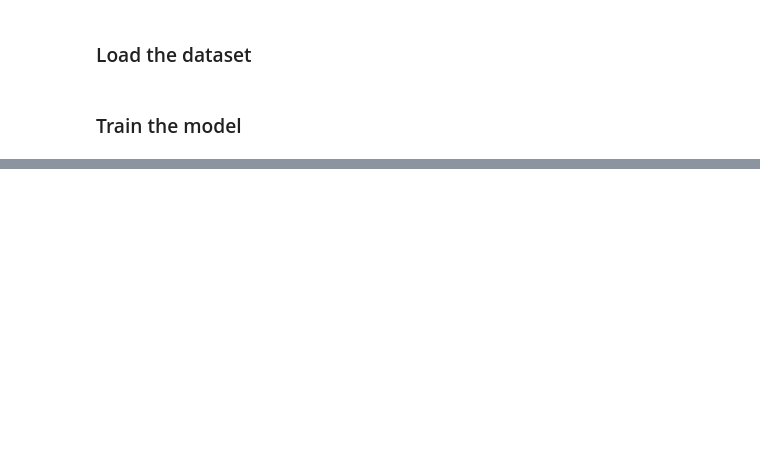
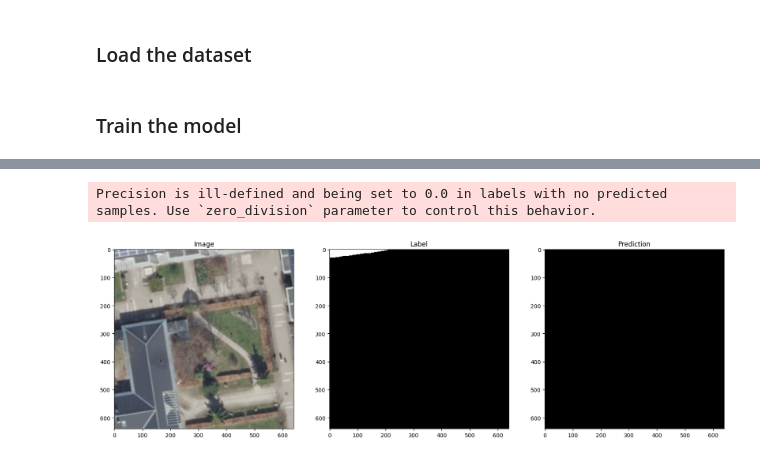
Before and after one commit to Tiburso/EnerVision, a Jupyter notebook: dataloaders.ipynb, the cells around one changed output, grey strips where cells are left out. Saved outputs shown, nothing was run; the diff lists cells and outputs as text; code cells hidden in the pictures; blank space fills up the shorter version.

```diff
--- a/dataloaders.ipynb
+++ b/dataloaders.ipynb
@@ -171,73 +151,67 @@ ValueError: ('The `preds` and `target` should have the same shape,', ' got `pred
 # %%
 import torch
 from models.base import BaseModel
+import torchvision.transforms.v2 as transforms
+from dataloaders.solar_dk_dataset import SolarDKDataset
+from dataloaders.nl_dataset import CocoSegmentationDataset
+from torch.utils.data import DataLoader
+import matplotlib.pyplot as plt
 
 from torchmetrics.functional import jaccard_index, accuracy, precision, recall, f1_score, dice
 
-test_transform = transforms.Compose(
-    [
-        transforms.ToImage(),
-        transforms.ToDtype(torch.float32, scale=True),
-        transforms.Resize(640, interpolation=transforms.InterpolationMode.NEAREST),
-    ]
-)
+from sklearn.metrics import jaccard_score, precision_score
+
+inv_transform = transforms.Compose([
+    transforms.Normalize(mean=[0., 0., 0.], std=[1/0.229, 1/0.224, 1/0.225]),
+    transforms.Normalize(mean=[-0.485, -0.456, -0.406], std=[ 1., 1., 1.]),
+])
 
 test_folder = "data/solardk_dataset_neurips_v2/herlev_test/test"
+# test_folder = "data/NL-Solar-Panel-Seg-1/test"
 
-model = BaseModel.load_from_checkpoint("lightning_logs/version_207803/checkpoints/last.ckpt")
+model = BaseModel.load_from_checkpoint("lightning_logs/version_207970/checkpoints/last.ckpt")
 
-test_dataset = SolarDKDataset(test_folder, transform=test_transform, normalize=True)
+test_dataset = SolarDKDataset(test_folder)
+# test_dataset = CocoSegmentationDataset(test_folder)
 
-test_loader = DataLoader(test_dataset, batch_size=1, shuffle=False)
+test_loader = DataLoader(test_dataset, batch_size=1, shuffle=True)
 
 task = "multiclass"
 num_classes = 2
-
-# Loop on train dataloader until mask is not just zeros
-# for image, label in teste:
-#     # Check if the second channel of any of the batches is not all zeros
-#     if (label[:, 0] != 0).any():
-#         id = (label[:,0] != 0).nonzero(as_tuple=True)[0][0]
-#         print(id)
-#         break
-
-# Estimate the model on the test set
 
 model.eval()
 with torch.no_grad():
     iterator = iter(test_loader)
     image, label = next(iterator)
-
-    output = model(image)[0]
-    label = label[0]
-    image = image[0].squeeze()
-
-    # image = image[id]
-    # label = label[id]
-    # output = output[id]
+    output = model(image)
 
     image = inv_transform(image)
-    output_predictions = output.argmax(dim=0).float().squeeze()
-    label = label.argmax(dim=0).float().squeeze()
-    # output_predictions = (output > 0.5).float().squeeze()
+    label = model.model.target(label)
+    loss = model.calculate_loss(output, label)
 
-    print(output_predictions.size(), label.size())
+    label = label.argmax(dim=1)
 
-    print(f"Dice Score: {dice(output_predictions, label.int())}")
-    print(f"Jaccard Index: {jaccard_index(output_predictions, label, task=task, num_classes=num_classes)}")
-    print(f"Accuracy: {accuracy(output_predictions, label, task=task, num_classes=num_classes)}")
-    print(f"Precision: {precision(output_predictions, label, task=task, num_classes=  num_classes)}")
-    print(f"Recall: {recall(output_predictions, label, task=task, num_classes=num_classes)}")
-    print(f"F1 Score: {f1_score(output_predictions, label, task=task, num_classes=num_classes)}")
+    # print(f"Loss: {loss.item()}")
+    # print(f"Dice Score: {dice(output, label.int())}")
+
+    print(f"Jaccard Index: {jaccard_index(output, label, task=task, num_classes=num_classes, average='macro')}")
+    print(f"Jaccard Index: {jaccard_score(label.int().flatten(), output.argmax(dim=1).flatten(), average='weighted')}")
+
+    print(f"Precision: {precision(output, label, task=task, num_classes=  num_classes, average='macro')}")
+    print(f"Precision: {precision_score(label.int().flatten(), output.argmax(dim=1).flatten(), average='weighted')}")
+
+    # print(f"Accuracy: {accuracy(output, label, task=task, num_classes=num_classes)}")
+    # print(f"Recall: {recall(output, label, task=task, num_classes=num_classes)}")
+    # print(f"F1 Score: {f1_score(output, label, task=task, num_classes=num_classes)}")
 
     fig, ax = plt.subplots(1, 3, figsize=(20, 10))
 
-    ax[0].imshow(image.permute(1, 2, 0))
+    ax[0].imshow(image[0].permute(1, 2, 0))
     ax[0].set_title("Image")
 
-    ax[1].imshow(label, cmap="gray")
+    ax[1].imshow(label.squeeze(), cmap="gray")
     ax[1].set_title("Label")
 
-    ax[2].imshow(output_predictions, cmap="gray")
+    ax[2].imshow(output.argmax(dim=1).squeeze(), cmap="gray")
     ax[2].set_title("Prediction")
 # %% [output]
@@ -245,0 +227,2 @@ ValueError: The `preds` and `target` should have the same first dimension.
+Precision is ill-defined and being set to 0.0 in labels with no predicted samples. Use `zero_division` parameter to control this behavior.
+[figure, added]
```
Also changed, not shown: parts of 8 cells of this notebook, 2 other files.
